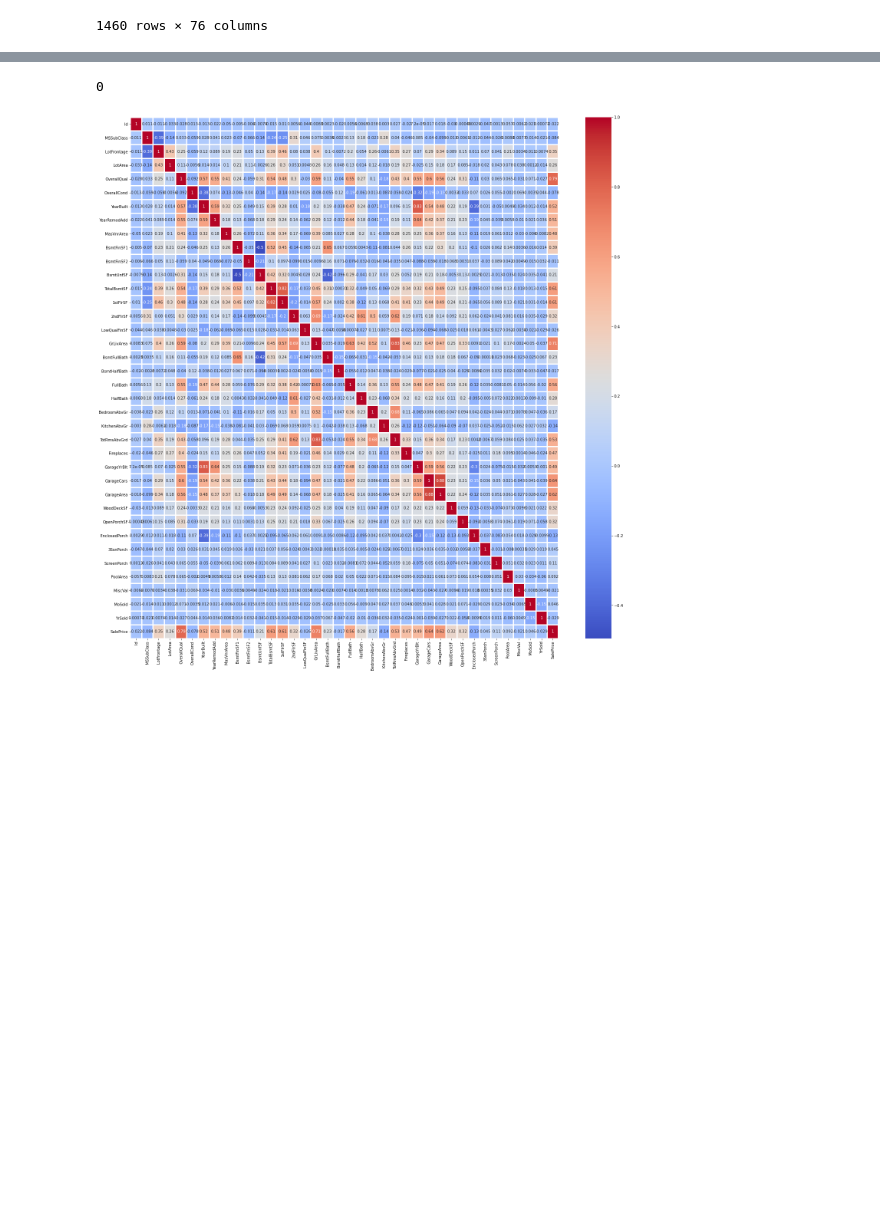
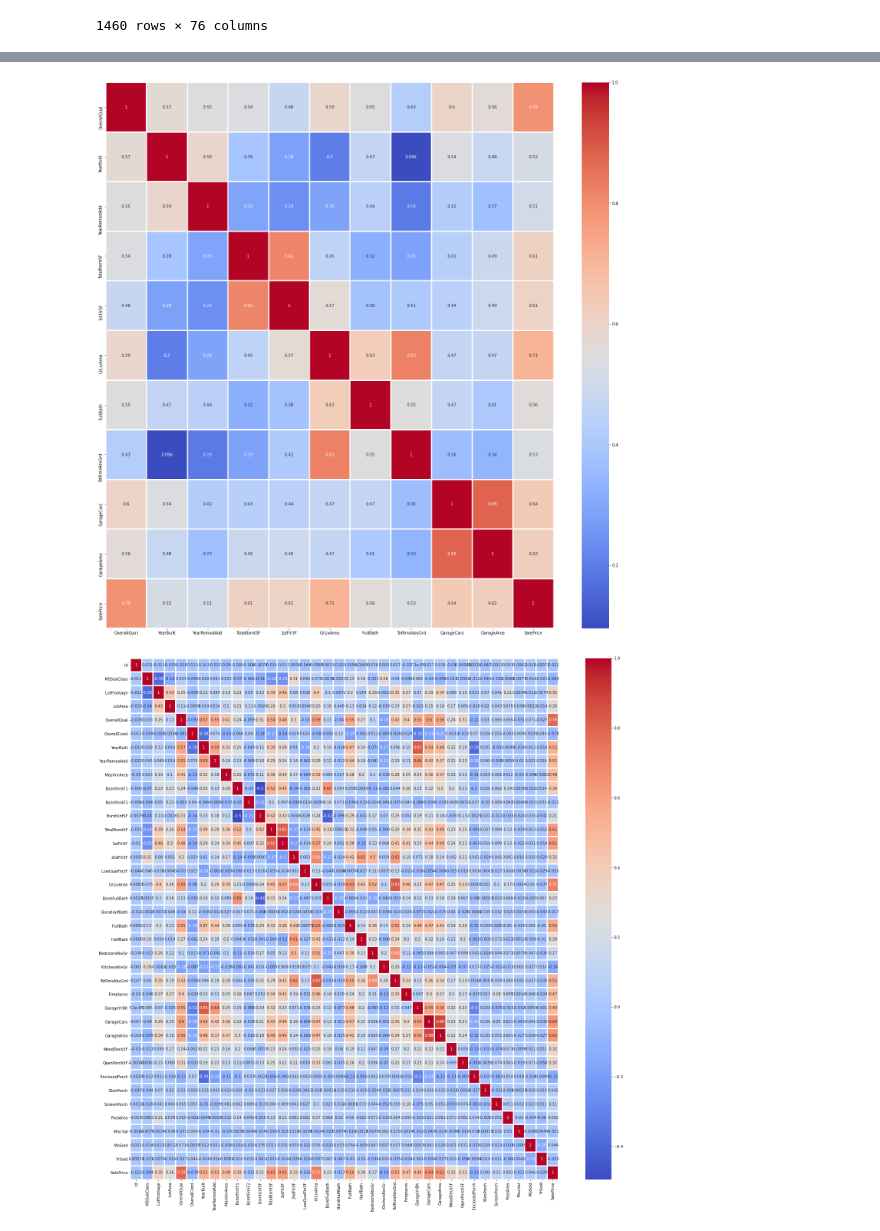
Before and after one commit to AkCoding/HousePrice-WebPage--ML, a Jupyter notebook: Third_Method.ipynb, the cells around one changed output, grey strips where cells are left out. Saved outputs shown, nothing was run; the diff lists cells and outputs as text; code cells hidden in the pictures; blank space fills up the shorter version.

```diff
--- a/Third_Method.ipynb
+++ b/Third_Method.ipynb
@@ -208,0 +216,4 @@ missing_num_var
+# %%
+hig_corr = train.corr()
+hig_corr_features = hig_corr.index[abs(hig_corr["SalePrice"]) >= 0.5]
+df4 = df[hig_corr_features]
@@ -209,8 +236,11 @@ missing_num_var
+# %%
+plt.figure(figsize=(25,25))
+ax = sns.heatmap(df4.corr(), cmap = "coolwarm", annot=True, linewidth=2)
+# %% [output]
+[figure, added]
 # %%
-df4_num_mean = df2.fillna(df2.mean())
-df4_num_mean.isnull().sum().sum()
+# df4_num_mean = df2.fillna(df2.mean())
+# df4_num_mean.isnull().sum().sum()
-# %% [output]
-0
 # %%
 plt.figure(figsize=(25,25))
 ax = sns.heatmap(train.corr(), cmap = "coolwarm", annot=True, linewidth=2)
```
Also changed, not shown: parts of 20 cells of this notebook, 4 other files.
